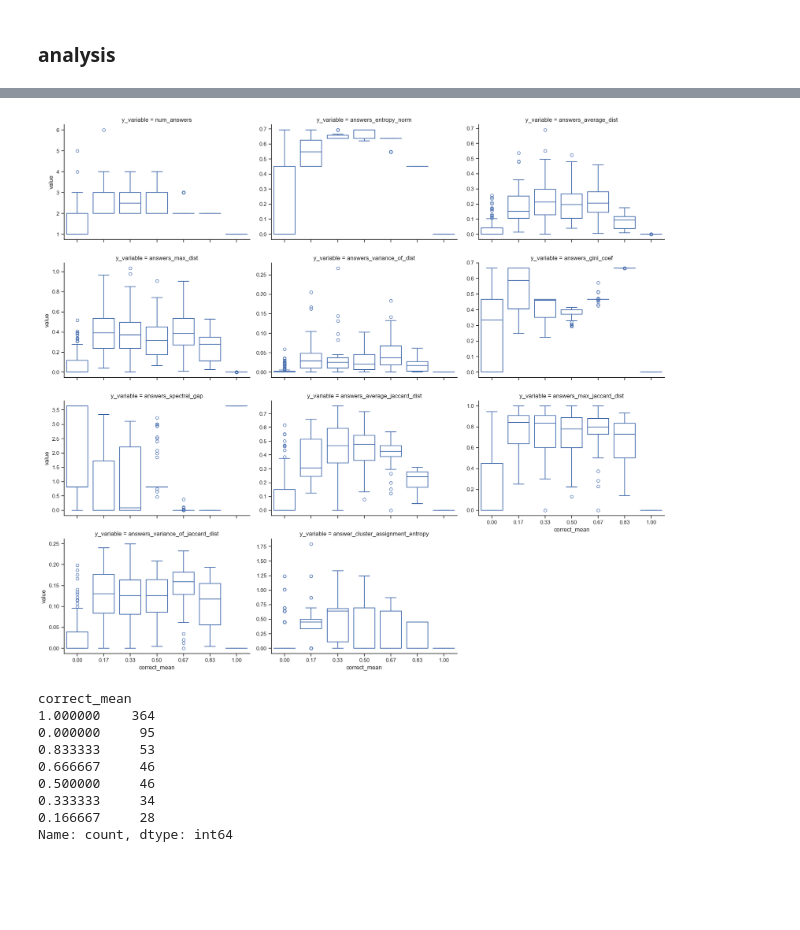
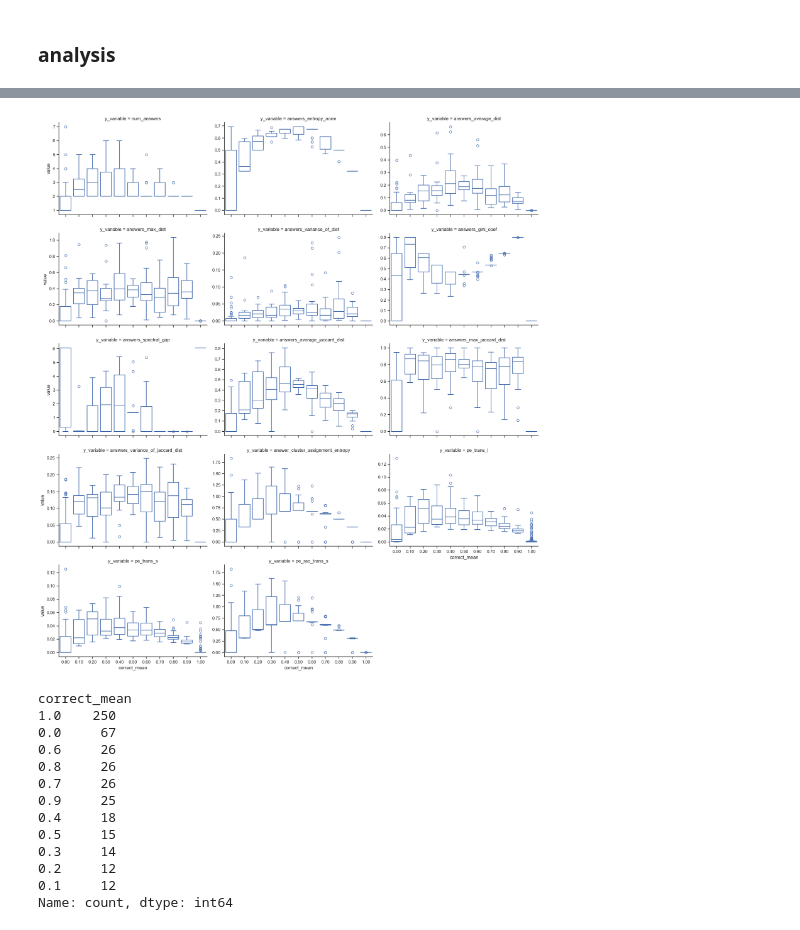
Before and after one commit to carloalbertobono/llm-uncertainty, a Jupyter notebook: cohesion.ipynb, the cells around one changed output, grey strips where cells are left out. Drawn from its saved outputs; the diff is of its cells as text; code cells hidden in the pictures; blank space fills up the shorter version.

```diff
--- a/cohesion.ipynb
+++ b/cohesion.ipynb
@@ -884,9 +933,13 @@ class BaseEntailment:
 
 class EntailmentDeberta(BaseEntailment):
     def __init__(self):
-        self.tokenizer = AutoTokenizer.from_pretrained("microsoft/deberta-v2-xlarge-mnli")
+        # my_mighty_model = "microsoft/deberta-v2-xlarge-mnli"
+        my_mighty_model = "microsoft/deberta-v2-xxlarge-mnli"
+        # my_mighty_model = "microsoft/deberta-v3-large"
+
+        self.tokenizer = AutoTokenizer.from_pretrained(my_mighty_model)
         self.model = AutoModelForSequenceClassification.from_pretrained(
-            "microsoft/deberta-v2-xlarge-mnli").to(DEVICE)
+            my_mighty_model).to(DEVICE)
 
     def check_implication(self, text1, text2, *args, **kwargs):
         inputs = self.tokenizer(text1, text2, return_tensors="pt").to(DEVICE)
@@ -911,7 +968,8 @@ def get_semantic_ids(strings_list, model, strict_entailment=False, example=None)
     """Group list of predictions into semantic meaning."""
 
     def are_equivalent(text1, text2):
-
+        # Deberta-mnli returns `neutral` and `entailment` classes at indices 1 and 2.
+        # 0 is contradiction
         implication_1 = model.check_implication(text1, text2, example=example)
         implication_2 = model.check_implication(text2, text1, example=example)  # pylint: disable=arguments-out-of-order
         assert (implication_1 in [0, 1, 2]) and (implication_2 in [0, 1, 2])
@@ -1008,7 +1066,7 @@ def predictive_entropy_rao(log_probs):
     return entropy
 
 def semid_and_clustent(strings_list):
-    semantic_ids = get_semantic_ids(strings_list, model)
+    semantic_ids = get_semantic_ids(strings_list, model, strict_entailment=True)
     cae = cluster_assignment_entropy(semantic_ids)
     return (semantic_ids, cae)
 
@@ -1095,5 +1271,5 @@ if False:
 # %% [markdown]
 ### analysis
 # %%
-with open('aggrodue.pickle', 'rb') as handle:
+with open('aggrodue.deberta-v2-xxlarge.pickle', 'rb') as handle:
     aggrodue = pickle.load(handle)
@@ -1143,44 +1306,51 @@ sns.heatmap(corr_matrix, annot=True, cmap="coolwarm", fmt=".2f", linewidths=0.5,
 # %%
 
 y_vars = ['num_answers',
           'answers_entropy_norm',
           'answers_average_dist',
           'answers_max_dist',
           'answers_variance_of_dist',
           'answers_gini_coef',
           'answers_spectral_gap',
           'answers_average_jaccard_dist',
           'answers_max_jaccard_dist',
           'answers_variance_of_jaccard_dist',
-          'answer_cluster_assignment_entropy']
+          'answer_cluster_assignment_entropy',
+          'pe_trans_l',
+          'pe_trans_s',
+          'pe_rao_trans_s']
 
 # Reshape DataFrame to long format using `melt`
 aggro_melted = aggrodue.melt(id_vars=["correct_mean"], value_vars=y_vars,
                           var_name="y_variable", value_name="value")
 
 # Create FacetGrid for multiple y-variables
 g = sns.FacetGrid(aggro_melted, col="y_variable", height=4, aspect=1.5, sharex=True, sharey=False, col_wrap=3)
 
 # Map violin plot to each facet
 # g.map_dataframe(sns.violinplot, x="correct_mean", y="value", split=True, fill=False, inner="quart")
 g.map_dataframe(sns.boxplot, x="correct_mean", y="value", fill=False)
 
 for ax in g.axes.flat:
     ax.xaxis.set_major_formatter(mticker.FuncFormatter(lambda x, _: f"{x:.2f}"))
     ax.set_xticklabels([f"{tick:.2f}" for tick in sorted(aggro_melted["correct_mean"].unique())])
 # %% [output]
-[figure, old version]
+[figure, new version]
 # %%
 aggrodue.correct_mean.value_counts()
 # %% [output]
 correct_mean
-1.000000    364
-0.000000     95
-0.833333     53
-0.666667     46
-0.500000     46
-0.333333     34
-0.166667     28
+1.0    250
+0.0     67
+0.6     26
+0.8     26
+0.7     26
+0.9     25
+0.4     18
+0.5     15
+0.3     14
+0.2     12
+0.1     12
 Name: count, dtype: int64
 # %%
 # safety check
```
Also changed, not shown: parts of 36 cells of this notebook, 4 other files.
